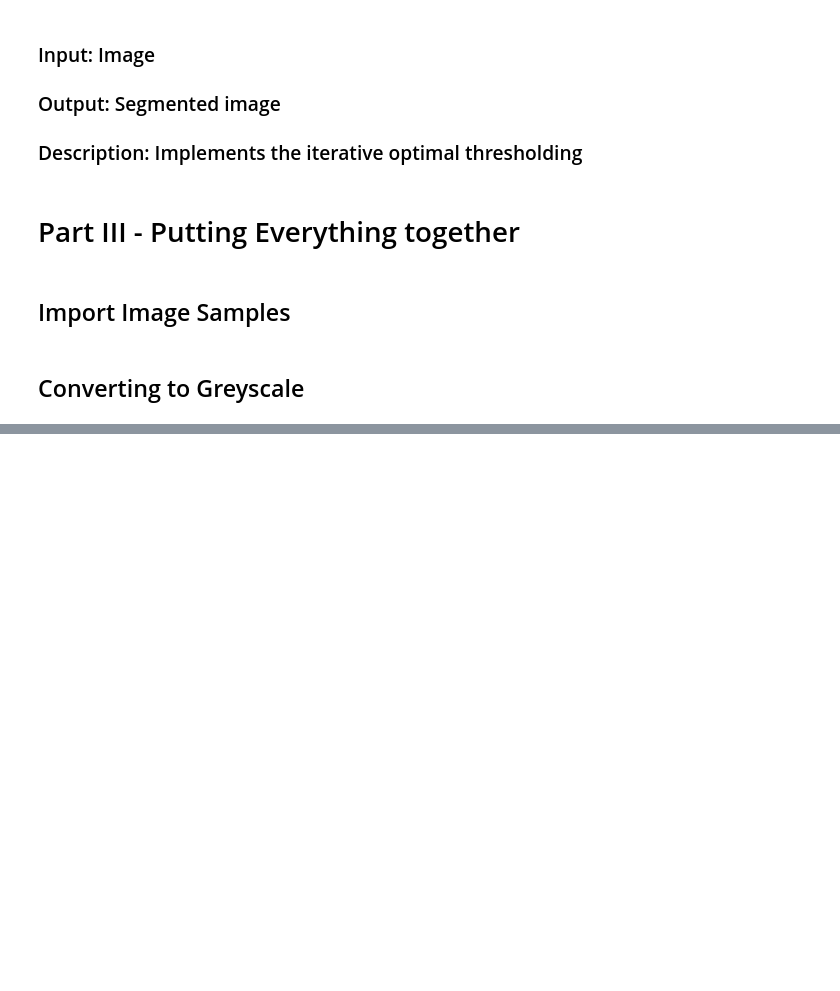
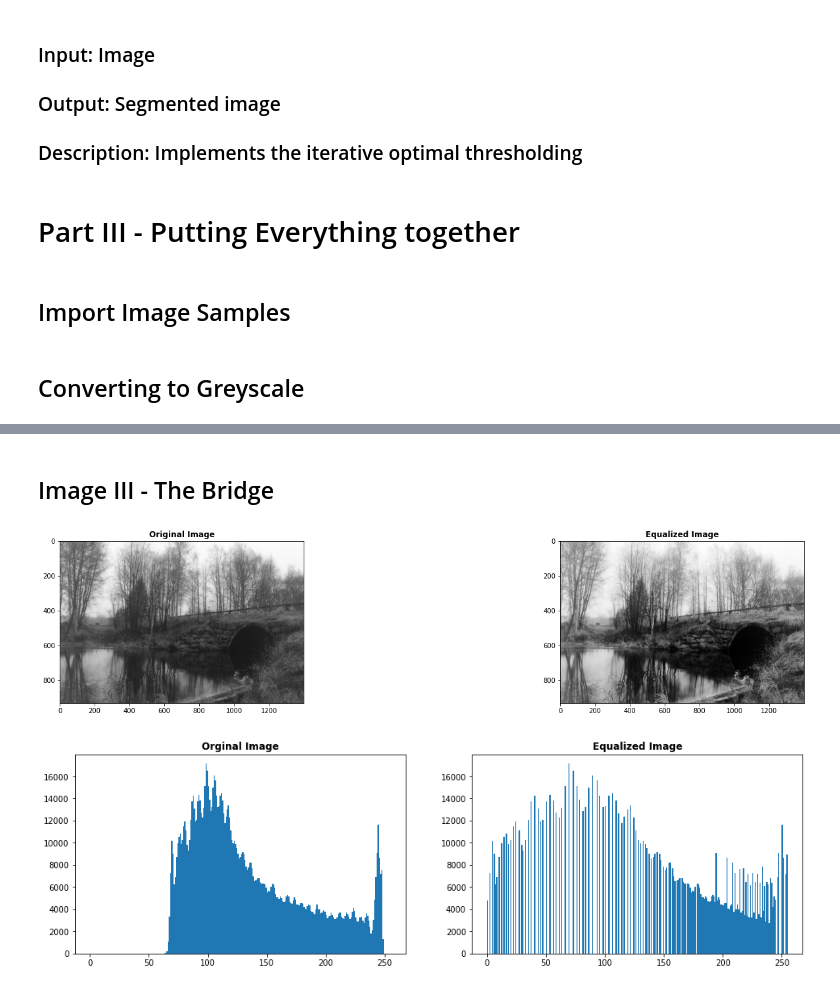
Before and after one commit to Ote-Leo/Guc-Courses, a Jupyter notebook: Computer-Vision/Computer-Vision-Assignment-3/main.ipynb, the cells around one changed output, grey strips where cells are left out. Cells and saved outputs as stored; diff of their text form; code cells hidden in the pictures; blank space fills up the shorter version.

```diff
--- a/Computer-Vision/Computer-Vision-Assignment-3/main.ipynb
+++ b/Computer-Vision/Computer-Vision-Assignment-3/main.ipynb
@@ -147,0 +156,10 @@ RenderHistograms(images = [image_1, image_2, image_3, image_4, image_5],
+# %% [markdown]
+## Image III - The Bridge
+# %%
+image_3_equalized = CalculateEqualizedImage(image_3, CalculateEqualizedHistogram(CalculateCumulativeHistogram(CalculateHistogram(image_3))))
+
+RenderImage([image_3, image_3_equalized], ['Original Image', 'Equalized Image'], nrows = 2, ncols = 2)
+RenderHistograms([image_3, image_3_equalized], ['Orginal Image', 'Equalized Image'])
+# %% [output]
+[figure, added]
+[figure, added]
```
Also changed, not shown: parts of 20 cells of this notebook.
